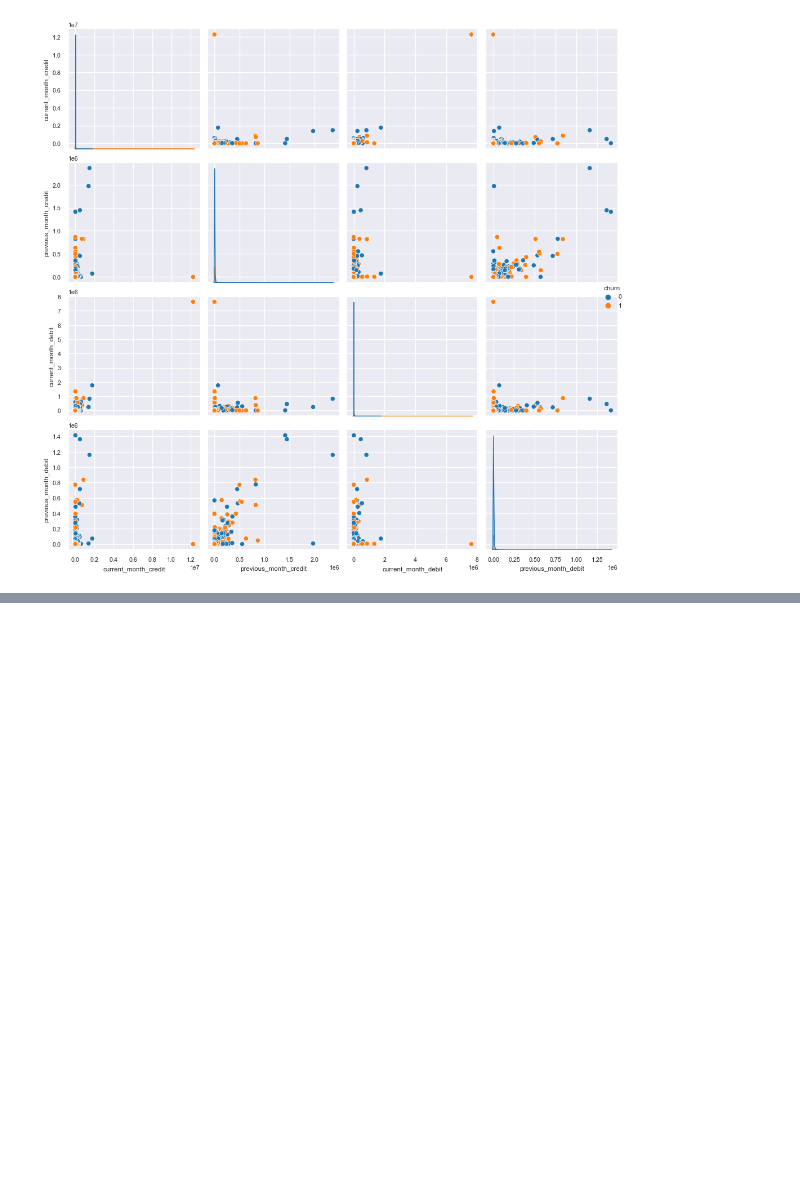
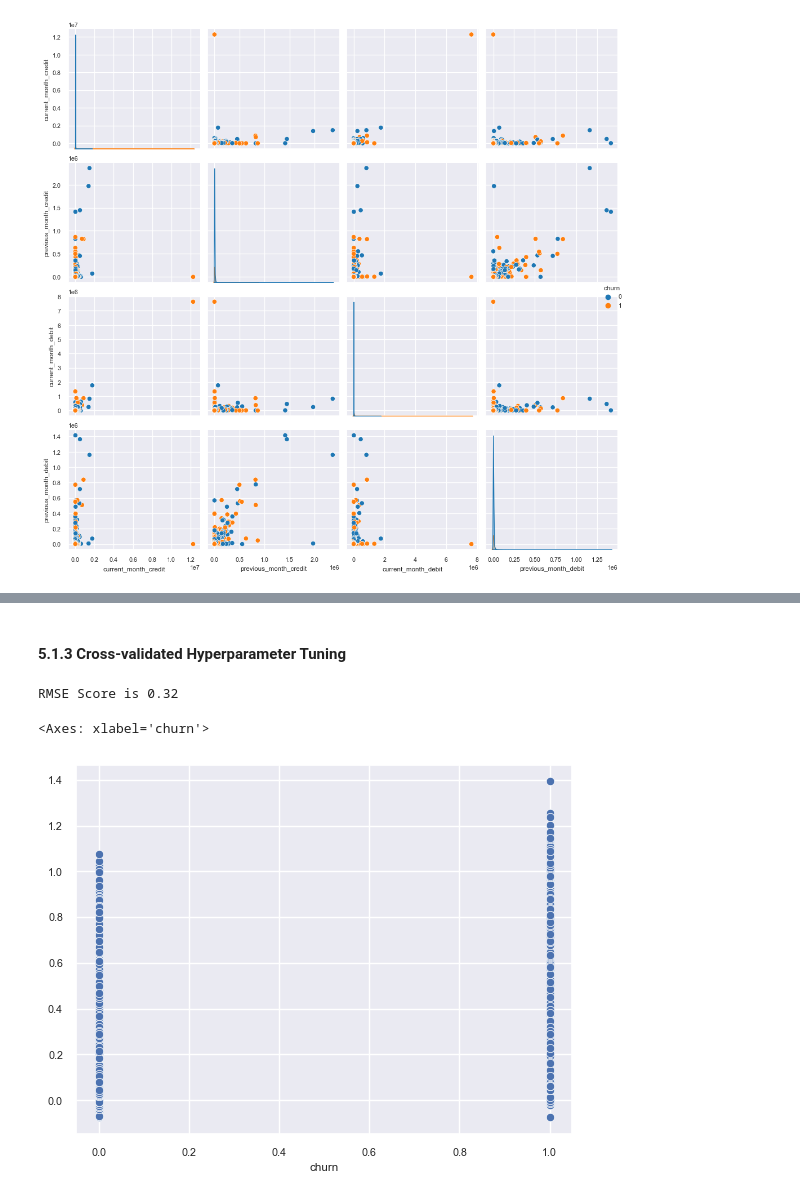
Before and after one commit to ryanlacsamana/Bank_Customer_Churn_Prediction, a Jupyter notebook: bank_customer_churn_prediction.ipynb, the cells around one changed output, grey strips where cells are left out. Cells and saved outputs as stored; diff of their text form; code cells hidden in the pictures; blank space fills up the shorter version.

```diff
--- a/bank_customer_churn_prediction.ipynb
+++ b/bank_customer_churn_prediction.ipynb
@@ -526,0 +562,12 @@ plt.show()
+# %%
+## Drop the 'age' and 'gender' columns
+df1_model_xgb = df1_model.drop(['age','gender'], axis=1)
+
+## Dummy encode 'occupation' column
+df1_model_xgb = pd.get_dummies(data=df1_model_xgb, columns=['occupation'], drop_first=True, dtype=int)
+
+## Use ordinal encoding for 'last_transaction_period' column
+le = LabelEncoder()
+df1_model_xgb['last_transaction_period_encoded'] = le.fit_transform(df1_model['last_transaction_period'])
+
+df1_model_xgb.head()
@@ -526,0 +608,45 @@ plt.show()
+# %%
+## Define target variable
+target_var = df1_model_xgb['churn']
+
+## Define predictor variables
+predictor_var = df1_model_xgb.drop(['customer_id','churn','last_transaction','last_transaction_period'], axis=1)
+
+## Split the data into train and test sets
+X_train, X_test, y_train, y_test = train_test_split(predictor_var, target_var, test_size=0.25, random_state=42)
+# %% [markdown]
+#### 5.1.3 Cross-validated Hyperparameter Tuning
+# %%
+xgb = XGBRegressor()
+
+## Hyperparameter tuning with GridSearch
+params = {'max_depth':[4,5,6,7,8],
+          'min_child_weight':[1,2,3,4,5],
+          'learning_rate':[0.1,0.2,0.3],
+          'n_estimators':[75,100,125]
+          }
+
+scores = make_scorer(lambda y_true, y_pred: np.sqrt(mean_squared_error(y_true, y_pred)), greater_is_better=False)
+
+grid = GridSearchCV(xgb, param_grid=params, cv=5, scoring=scores)
+
+grid.fit(X_train, y_train)
+
+## Obtain best hyperparameters
+best_params = grid.best_params_
+# %%
+## Perform cross-validation to get predicted values
+y_preds = cross_val_predict(grid.best_estimator_, X_train, y_train, cv=5)
+# %%
+## Print RMSE values
+rmse = np.sqrt(mean_squared_error(y_train, y_preds))
+
+print('RMSE Score is {}'.format(round(rmse,2)))
+# %% [output]
+RMSE Score is 0.32
+# %%
+## Visualize actual versus predicted values
+sns.scatterplot(x=y_train, y=y_preds)
+# %% [output]
+<Axes: xlabel='churn'>
+[figure, added]
```
Also changed, not shown: parts of 13 cells of this notebook.
